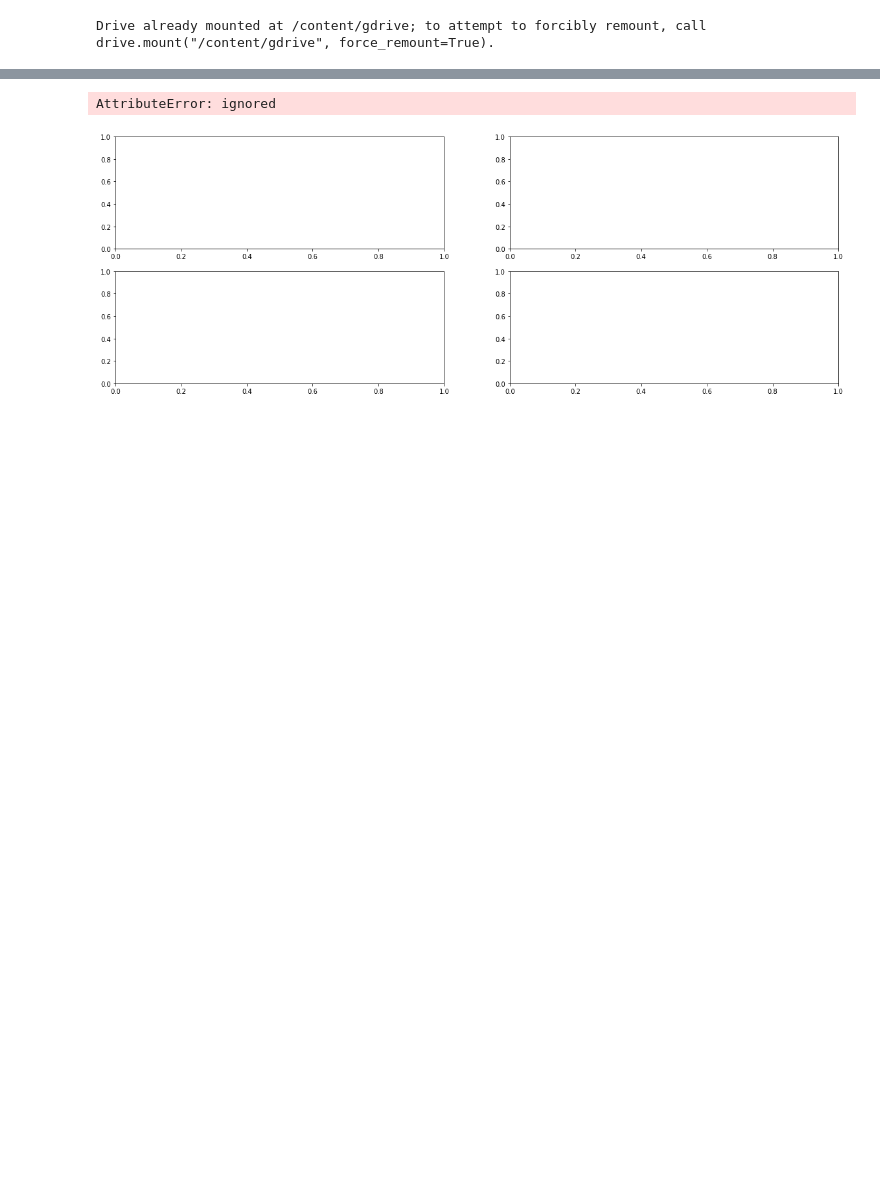
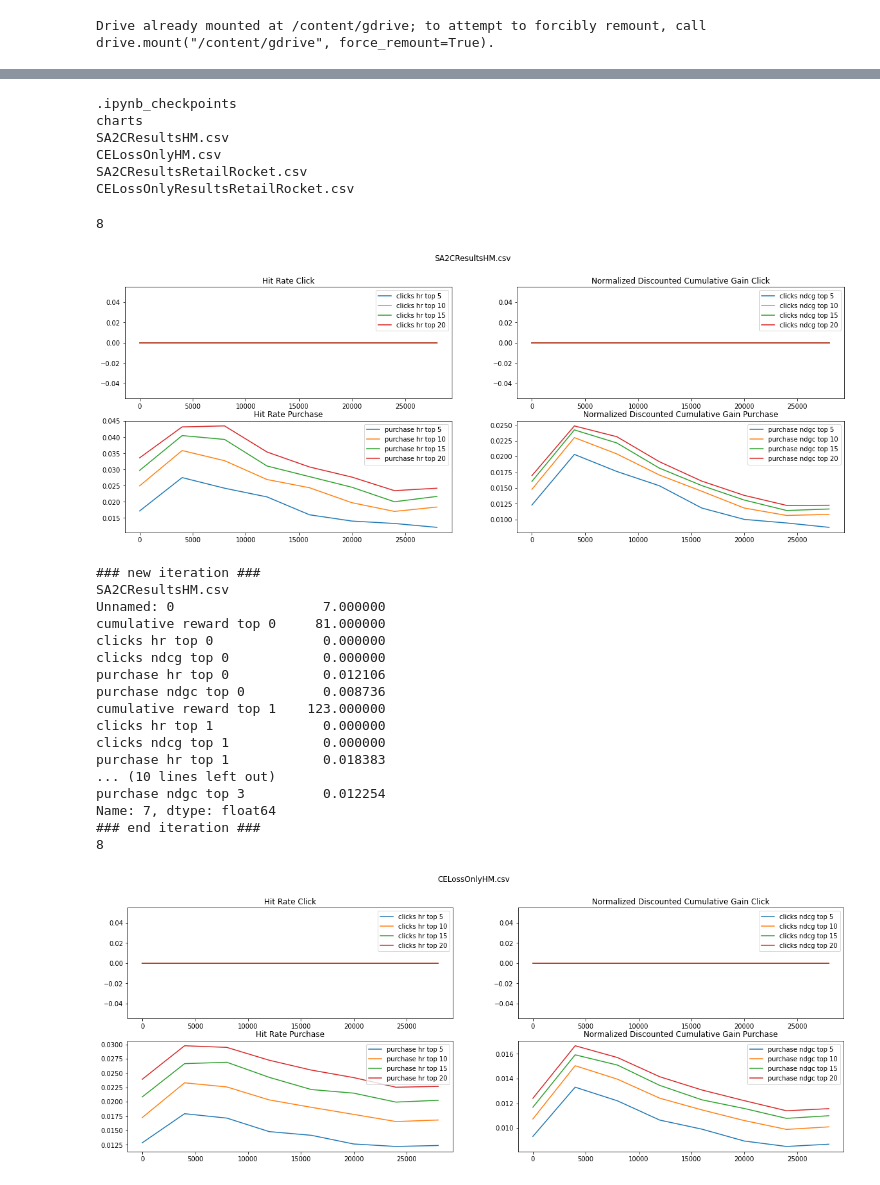
Before and after one commit to awhitefield8/AIPI590ProjectTeamMSEC, a Jupyter notebook: notebooks/ResultPlotting.ipynb, the cells around one changed output, grey strips where cells are left out. Saved outputs shown, nothing was run; the diff lists cells and outputs as text; code cells hidden in the pictures; blank space fills up the shorter version.

```diff
--- a/notebooks/ResultPlotting.ipynb
+++ b/notebooks/ResultPlotting.ipynb
@@ -21,37 +17,73 @@ df_list
+# %%
+df_list = []
+file_names = os.listdir()
+file_name = []
+for file in file_names:
+  print(file)
+  if 'csv' in file:
+    df_list.append(pd.read_csv(file))
+    file_name.append(file)
+file_names = file_name
+topk=[5,10,15,20]
+# %% [output]
+.ipynb_checkpoints
+charts
+SA2CResultsHM.csv
+CELossOnlyHM.csv
+SA2CResultsRetailRocket.csv
+CELossOnlyResultsRetailRocket.csv
 # %%
-df_list = []
-file_names = os.listdir()
-for file in file_names:
-  df_list.append(pd.read_csv(file))
 
 ## Plot each algorithm metrics
 for j, df in enumerate(df_list):
+  print(len(df.index))
   fig, ax = plt.subplots(ncols=2, nrows=2, figsize=(20,7))
-  #ax[0].set_title("Hit Rate Click")
-  #ax[1].set_title("Normalized Discounted Cumulative Gain Click")
-  #ax[2].set_title("Hit Rate Purchase")
-  #ax[3].set_title("Normalized Discounted Cumulative Gain Purchase")
-  X = [x * 4000 for x in df.index]
+  ax[0,0].set_title("Hit Rate Click")
+  ax[0,1].set_title("Normalized Discounted Cumulative Gain Click")
+  ax[1,0].set_title("Hit Rate Purchase")
+  ax[1,1].set_title("Normalized Discounted Cumulative Gain Purchase")
+  x = [x * 4000 for x in df.index]
   cols = df.columns
-  for i, metric in enumerate(['hr', 'ndcg']):
-    local_cols = cols[metric in cols]
+  for i, metric in enumerate(['hr', 'nd']):
+    local_cols = cols[[metric in col for col in cols]]
 
     for k, typ in enumerate(['click', 'purchase']):
-      local_local_cols = local_cols[typ in local_cols]
-      for col in local_local_cols:
-        ax[k * 2 + i].plot(x, df[col], label=col)
+      local_local_cols = local_cols[[typ in col for col in local_cols]]
+      for m, col in enumerate(local_local_cols):
 
-  #ax[0].legend()
-  #ax[1].legend()
-  #ax[2].legend()
-  #ax[3].legend()
-  fig.savefig(file_names.split('.')[0] + 'results.png')
+        if df[col].dtype == list:
+          print(df[col].apply(lambda y: y[2:-2]))
+          df[col] = df[col].apply(lambda y: y[2:-2])
+        ax[k, i].plot(x, df[col], label=col[:-1] + str(topk[m]))
+      ax[k, i].legend()
+  fig.suptitle(file_names[j])
+
+  plt.show()
+  fig.savefig('charts/' + file_names[j].split('.')[0] + 'results.png')
 
   #print results
   print("### new iteration ###")
   print(file_names[j])
-  print(df.loc[-1,:])
+  print(df.iloc[-1,:])
   print("### end iteration ###")
 # %% [output]
-AttributeError: ignored
+8
-[figure, old version]
+[figure, new version]
+### new iteration ###
+SA2CResultsHM.csv
+Unnamed: 0                   7.000000
+cumulative reward top 0     81.000000
+clicks hr top 0              0.000000
+clicks ndcg top 0            0.000000
+purchase hr top 0            0.012106
+purchase ndgc top 0          0.008736
+cumulative reward top 1    123.000000
+clicks hr top 1              0.000000
+clicks ndcg top 1            0.000000
+purchase hr top 1            0.018383
+... (10 lines left out)
+purchase ndgc top 3          0.012254
+Name: 7, dtype: float64
+### end iteration ###
+8
+[figure, added]
```
Also changed, not shown: parts of 4 cells of this notebook, 2 other files.
